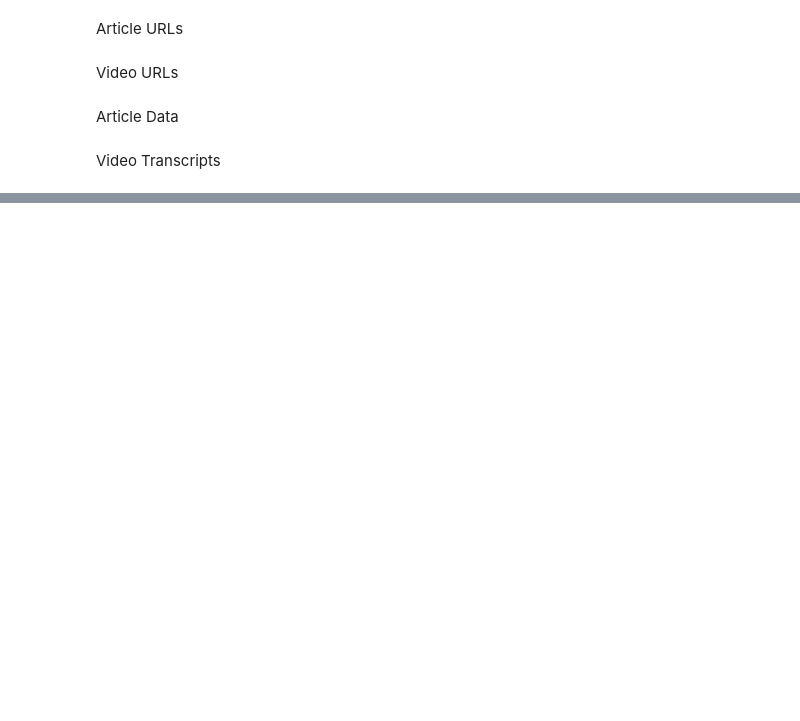
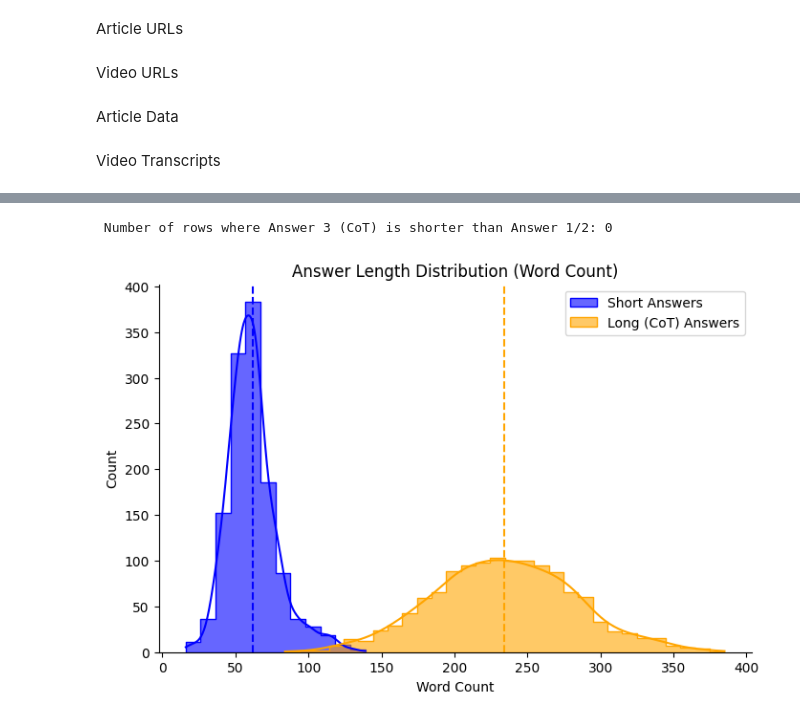
Before and after one commit to ogzhancelik/YZV302E-project, a Jupyter notebook: data_prep.ipynb, the cells around one changed output, grey strips where cells are left out. Drawn from its saved outputs; the diff is of its cells as text; code cells hidden in the pictures; blank space fills up the shorter version.

```diff
--- a/data_prep.ipynb
+++ b/data_prep.ipynb
@@ -484,7 +517,6 @@ def get_quest_dict(data, prompt_function):
 file_name = "data/biology_video_transcripts.json"
 with open(file_name, encoding='utf-8') as file:
     data = json.load(file)
-    data = data[0]['contents']
 
 video_questions, _ = get_quest_dict(data, create_video_prompt)
 
@@ -501,0 +554,17 @@ with open(output_file, 'w', encoding='utf-8') as file:
+# %%
+def parse_three_answers(response_text):
+    if not response_text:
+        return None, None, None
+
+    parts = response_text.split('||')
+    cleaned_parts = [p.strip() for p in parts if p.strip()]
+
+    # Eğer 3 parçadan az veya çok geldiyse kontrol et
+    if len(cleaned_parts) >= 3:
+        return cleaned_parts[0], cleaned_parts[1], cleaned_parts[2]
+    elif len(cleaned_parts) == 2:
+        return cleaned_parts[0], cleaned_parts[1], ""
+    elif len(cleaned_parts) == 1:
+        return cleaned_parts[0], "", ""
+    else:
+        return "", "", ""
@@ -501,0 +685,40 @@ with open(output_file, 'w', encoding='utf-8') as file:
+# %%
+import seaborn as sns
+import matplotlib.pyplot as plt
+
+# Answer lengths
+df['len_a1'] = df['answer1'].apply(lambda x: len(str(x).split()))
+df['len_a2'] = df['answer2'].apply(lambda x: len(str(x).split()))
+df['len_a3'] = df['answer3'].apply(lambda x: len(str(x).split()))
+
+# Error control
+problematic_lengths = df[(df['len_a3'] < df['len_a1']) | (df['len_a3'] < df['len_a2'])]
+print(f"\n Number of rows where Answer 3 (CoT) is shorter than Answer 1/2: {len(problematic_lengths)}")
+
+
+plt.figure(figsize=(8, 5))
+
+# Set a fixed bin width so bars are equal width for both
+bin_width = 10
+short_answers_len = df['len_a1']+df['len_a2']
+
+sns.histplot(short_answers_len, color='blue', label='Short Answers', kde=True, alpha=0.6, binwidth=bin_width, element='step')
+sns.histplot(df['len_a3'], color='orange', label='Long (CoT) Answers', kde=True, alpha=0.6, binwidth=bin_width, element='step')
+
+plt.xticks(np.arange(0, df['len_a3'].max() + 50, 50))
+
+plt.legend()
+plt.title('Answer Length Distribution (Word Count)')
+plt.xlabel('Word Count')
+plt.ylabel('Count')
+
+# Mean lines
+plt.axvline(short_answers_len.mean(), color='blue', linestyle='--', label='Mean Short Answers')
+plt.axvline(df['len_a3'].mean(), color='orange', linestyle='--', label='Mean Long Answers')
+
+sns.despine()
+
+plt.show()
+# %% [output]
+ Number of rows where Answer 3 (CoT) is shorter than Answer 1/2: 0
+[figure, added]
```
Also changed, not shown: parts of 35 cells of this notebook.
